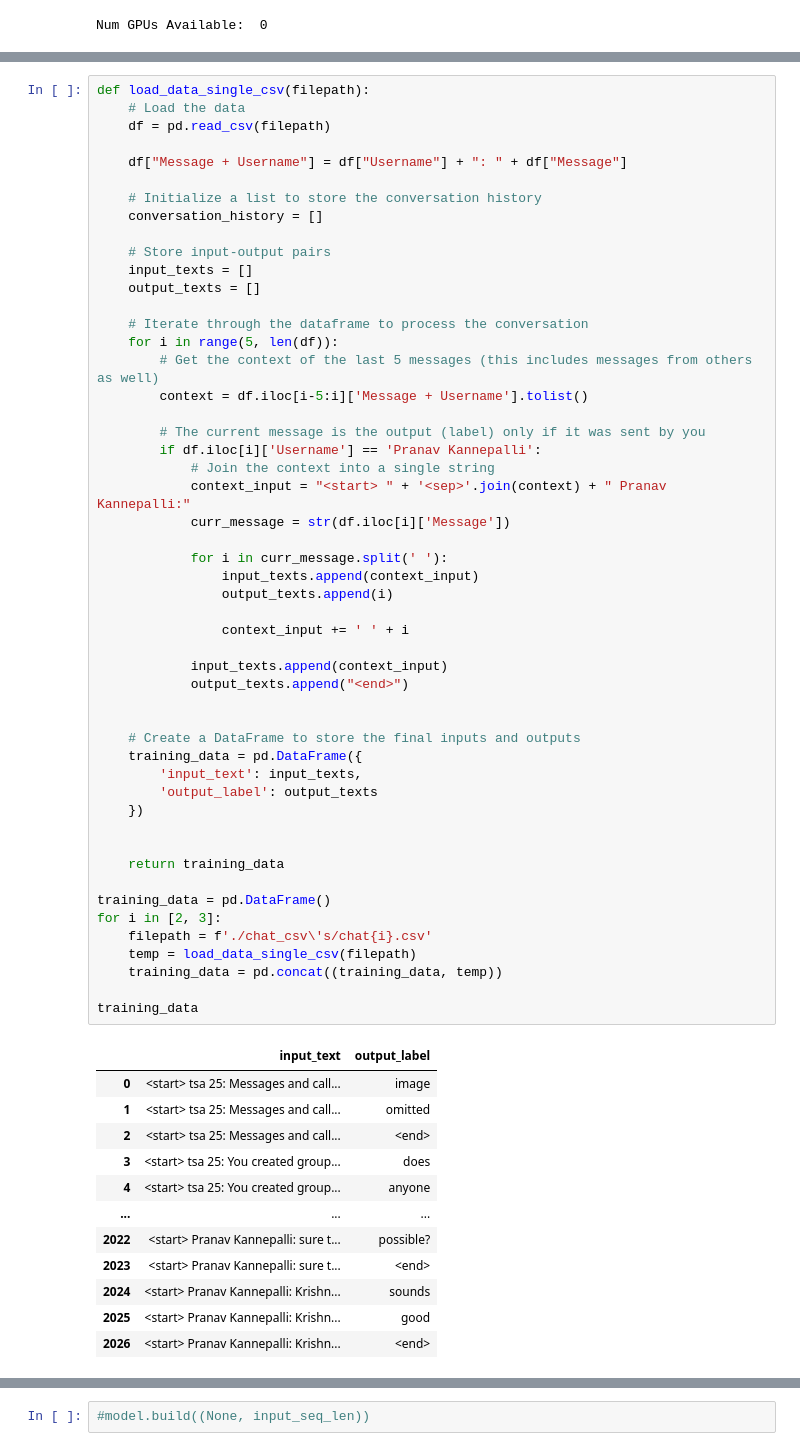
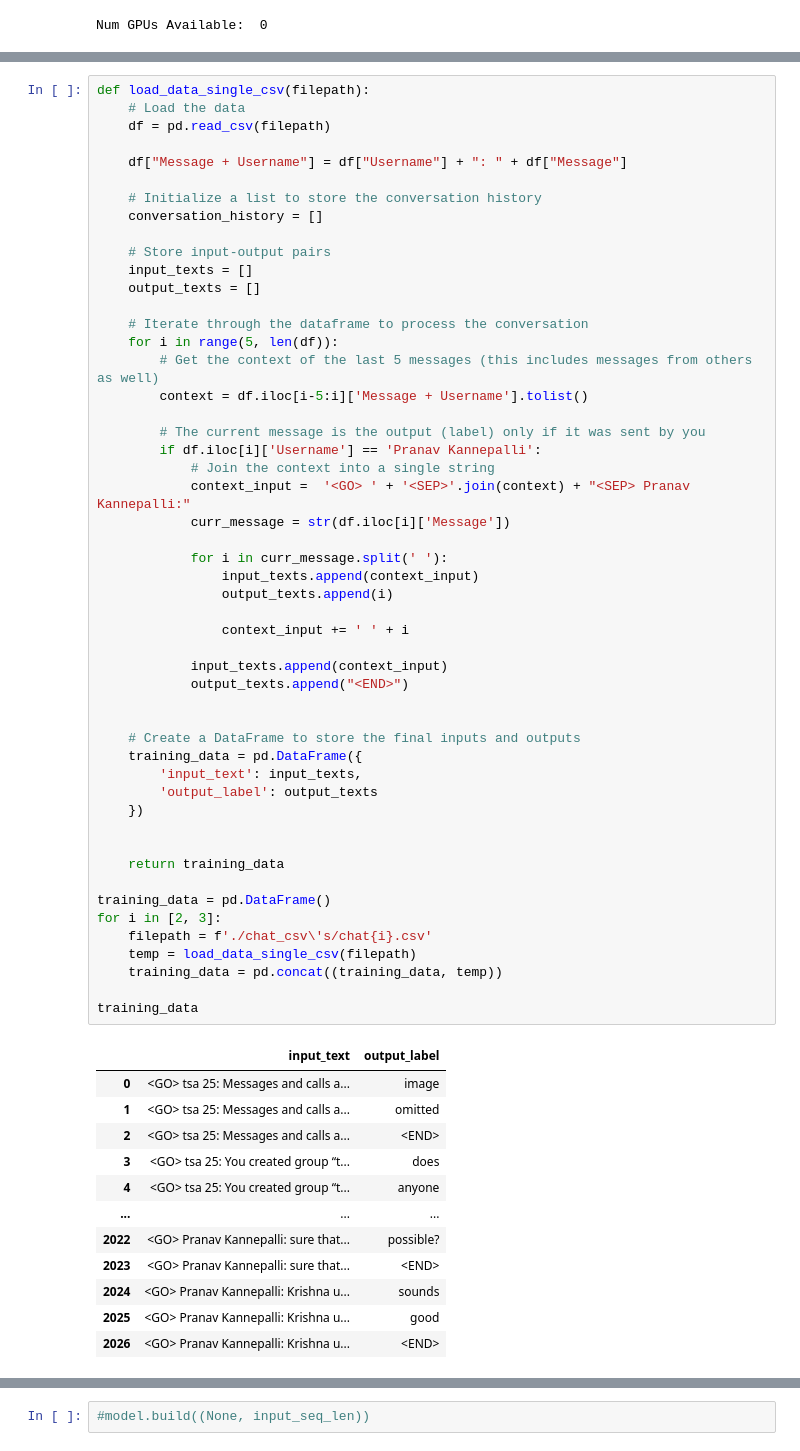
Before and after one commit to pranavkannepalli/kitts-llm, a Jupyter notebook: SLM/main.ipynb, the cells around one changed output, grey strips where cells are left out. Saved outputs shown, nothing was run; the diff lists cells and outputs as text.

```diff
--- a/SLM/main.ipynb
+++ b/SLM/main.ipynb
@@ -47,48 +48,48 @@ def load_data_single_csv(filepath):
         # The current message is the output (label) only if it was sent by you
         if df.iloc[i]['Username'] == 'Pranav Kannepalli':
             # Join the context into a single string
-            context_input = "<start> " + '<sep>'.join(context) + " Pranav Kannepalli:"
+            context_input =  '<GO> ' + '<SEP>'.join(context) + "<SEP> Pranav Kannepalli:"
             curr_message = str(df.iloc[i]['Message'])
 
             for i in curr_message.split(' '):
                 input_texts.append(context_input)
                 output_texts.append(i)
 
                 context_input += ' ' + i
 
             input_texts.append(context_input)
-            output_texts.append("<end>")
+            output_texts.append("<END>")
 
 
     # Create a DataFrame to store the final inputs and outputs
     training_data = pd.DataFrame({
         'input_text': input_texts,
         'output_label': output_texts
     })
 
 
     return training_data
 
 training_data = pd.DataFrame()
 for i in [2, 3]:
     filepath = f'./chat_csv\'s/chat{i}.csv'
     temp = load_data_single_csv(filepath)
     training_data = pd.concat((training_data, temp))
 
 training_data
 # %% [output]
 |  | input_text | output_label |
-| 0 | <start> tsa 25: Messages and call... | image |
-| 1 | <start> tsa 25: Messages and call... | omitted |
-| 2 | <start> tsa 25: Messages and call... | <end> |
-| 3 | <start> tsa 25: You created group... | does |
-| 4 | <start> tsa 25: You created group... | anyone |
+| 0 | <GO> tsa 25: Messages and calls a... | image |
+| 1 | <GO> tsa 25: Messages and calls a... | omitted |
+| 2 | <GO> tsa 25: Messages and calls a... | <END> |
+| 3 | <GO> tsa 25: You created group “t... | does |
+| 4 | <GO> tsa 25: You created group “t... | anyone |
 | ... | ... | ... |
-| 2022 | <start> Pranav Kannepalli: sure t... | possible? |
-| 2023 | <start> Pranav Kannepalli: sure t... | <end> |
-| 2024 | <start> Pranav Kannepalli: Krishn... | sounds |
-| 2025 | <start> Pranav Kannepalli: Krishn... | good |
-| 2026 | <start> Pranav Kannepalli: Krishn... | <end> |
+| 2022 | <GO> Pranav Kannepalli: sure that... | possible? |
+| 2023 | <GO> Pranav Kannepalli: sure that... | <END> |
+| 2024 | <GO> Pranav Kannepalli: Krishna u... | sounds |
+| 2025 | <GO> Pranav Kannepalli: Krishna u... | good |
+| 2026 | <GO> Pranav Kannepalli: Krishna u... | <END> |
 14770 rows × 2 columns
 # %%
 def tokenize_and_pad(training_data):
```
Also changed, not shown: parts of 12 cells of this notebook.
